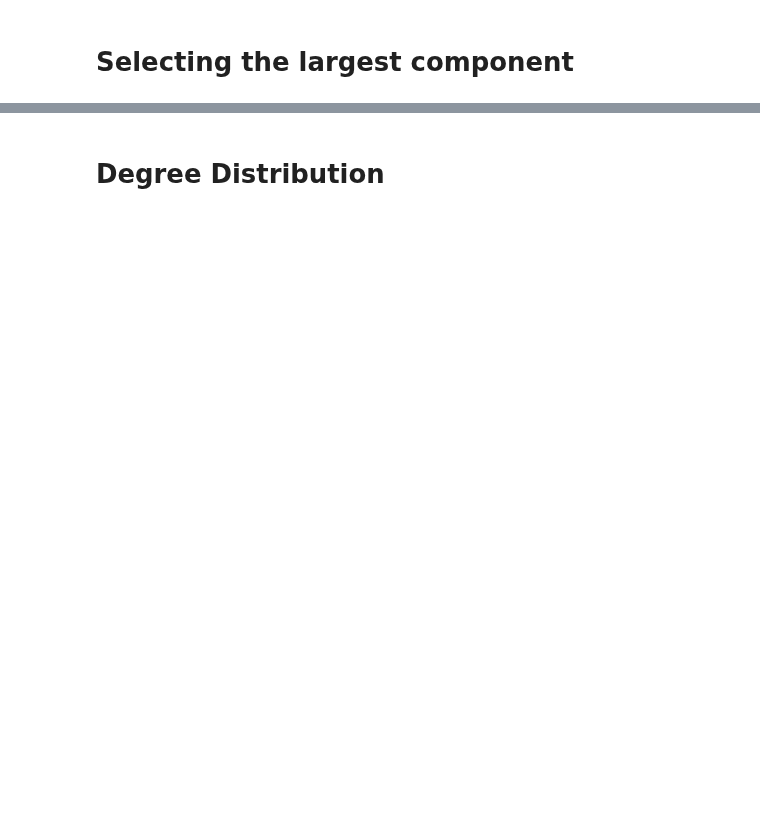
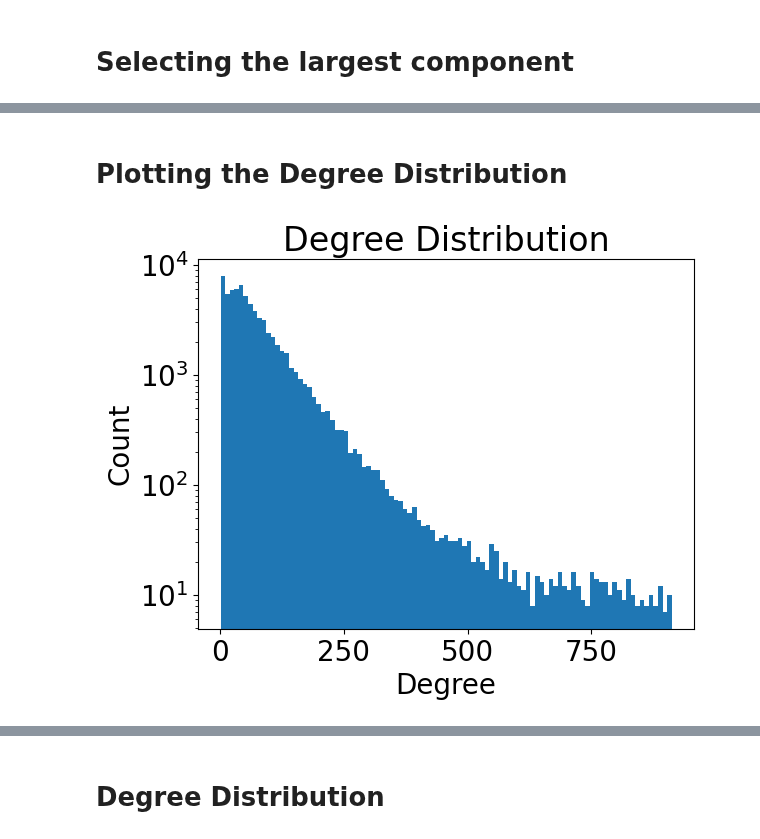
Before and after one commit to celiibrendan/neuron_mesh_tools, a Jupyter notebook: Graph_Analysis/Graph_Exploration_Version_2.ipynb, the cells around one changed output, grey strips where cells are left out. Drawn from its saved outputs; the diff is of its cells as text; code cells hidden in the pictures; blank space fills up the shorter version.

```diff
--- a/Graph_Analysis/Graph_Exploration_Version_2.ipynb
+++ b/Graph_Analysis/Graph_Exploration_Version_2.ipynb
@@ -155,0 +241,2 @@ node_names_largest_comp.shape
+# %% [markdown]
+# Plotting the Degree Distribution
@@ -155,0 +245,5 @@ node_names_largest_comp.shape
+# %%
+gu.plot_degree_distribution(G,logscale=True,n_bins = 100,percentile=99,
+                           font_size=20)
+# %% [output]
+[figure, added]
```
Also changed, not shown: parts of 26 cells of this notebook, 4 other files.
